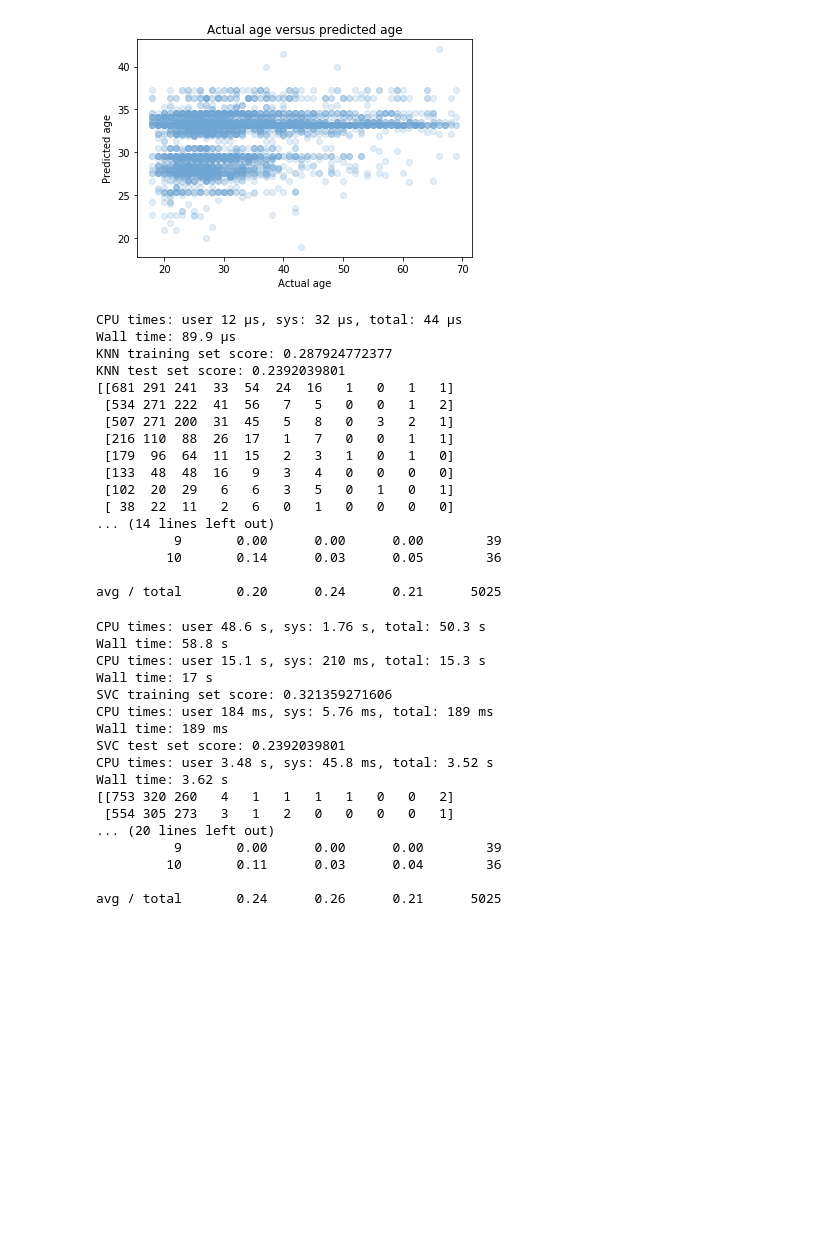
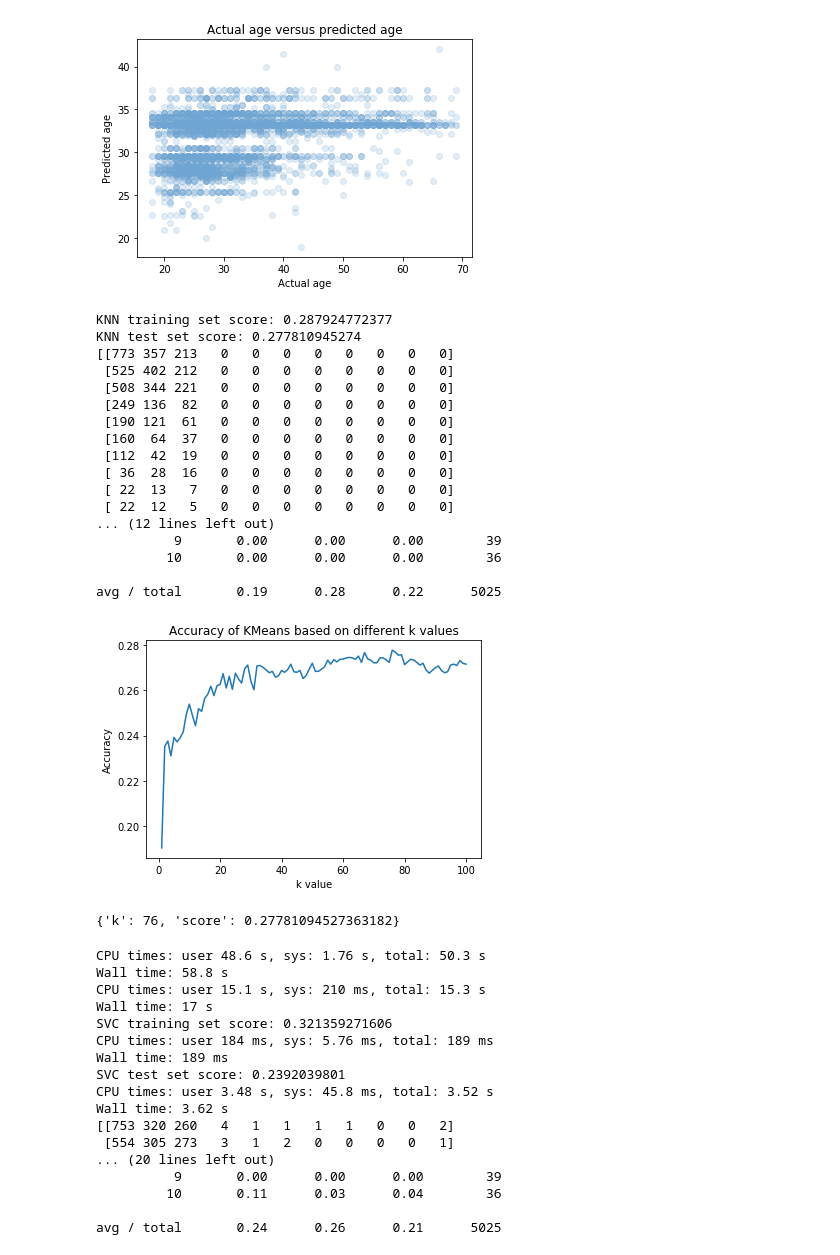
Before and after one commit to andrewhercules/date-a-scientist, a Jupyter notebook: date_a_scientist.ipynb, the cells around one changed output. Saved outputs shown, nothing was run; the diff lists cells and outputs as text; code cells hidden in the pictures; blank space fills up the shorter version.

```diff
--- a/date_a_scientist.ipynb
+++ b/date_a_scientist.ipynb
@@ -499,8 +499,6 @@ plt.show()
 [figure]
 # %%
 # build KNN model to predict body type
-
-%time
 
 list_of_features_classification = [
     'diet_code',
@@ -516,7 +514,7 @@ labels = all_data['body_type_code']
 train_data, test_data, train_labels, test_labels = train_test_split(scaled_features_classification, labels, test_size=0.2, random_state=40)
 
 from sklearn.neighbors import KNeighborsClassifier
-classifier = KNeighborsClassifier(n_neighbors=5)
+classifier = KNeighborsClassifier(n_neighbors=76)
 classifier.fit(train_data, train_labels)
 
 knn_training_score = classifier.score(train_data, train_labels)
@@ -532,23 +530,54 @@ knn_predictions = classifier.predict(test_data)
 print(confusion_matrix(test_labels, knn_predictions))
 print(classification_report(test_labels, knn_predictions))
 # %% [output]
-CPU times: user 12 µs, sys: 32 µs, total: 44 µs
-Wall time: 89.9 µs
 KNN training set score: 0.287924772377
-KNN test set score: 0.2392039801
-[[681 291 241  33  54  24  16   1   0   1   1]
- [534 271 222  41  56   7   5   0   0   1   2]
- [507 271 200  31  45   5   8   0   3   2   1]
- [216 110  88  26  17   1   7   0   0   1   1]
- [179  96  64  11  15   2   3   1   0   1   0]
- [133  48  48  16   9   3   4   0   0   0   0]
- [102  20  29   6   6   3   5   0   1   0   1]
- [ 38  22  11   2   6   0   1   0   0   0   0]
-... (14 lines left out)
+KNN test set score: 0.277810945274
+[[773 357 213   0   0   0   0   0   0   0   0]
+ [525 402 212   0   0   0   0   0   0   0   0]
+ [508 344 221   0   0   0   0   0   0   0   0]
+ [249 136  82   0   0   0   0   0   0   0   0]
+ [190 121  61   0   0   0   0   0   0   0   0]
+ [160  64  37   0   0   0   0   0   0   0   0]
+ [112  42  19   0   0   0   0   0   0   0   0]
+ [ 36  28  16   0   0   0   0   0   0   0   0]
+ [ 22  13   7   0   0   0   0   0   0   0   0]
+ [ 22  12   5   0   0   0   0   0   0   0   0]
+... (12 lines left out)
           9       0.00      0.00      0.00        39
-         10       0.14      0.03      0.05        36
+         10       0.00      0.00      0.00        36
 
-avg / total       0.20      0.24      0.21      5025
+avg / total       0.19      0.28      0.22      5025
+# %%
+#Generate plot showing KNeighborsClassifier score based on different n_neighbors values and print out n_neighbors value that results in highest score
+scores = []
+highest_score = {
+    'k': 0,
+    'score': 0
+}
+
+for k in range(1, 101):
+    classifier = KNeighborsClassifier(n_neighbors=k)
+    classifier.fit(train_data, train_labels)
+    score = classifier.score(test_data, test_labels)
+    scores.append(score)
+    if score > highest_score['score']:
+        highest_score = {
+            'k': k,
+            'score': score
+        }
+
+x_values = range(1, 101)
+y_values = scores
+
+plt.plot(x_values, y_values)
+plt.title('Accuracy of KMeans based on different k values')
+plt.ylabel('Accuracy')
+plt.xlabel('k value')
+plt.show()
+print(highest_score)
+# %% [output]
+[figure, added]
+{'k': 76, 'score': 0.27781094527363182}
 # %%
 #build SVM model to predict body type
 
```
Also changed, not shown: parts of 1 cell of this notebook.
